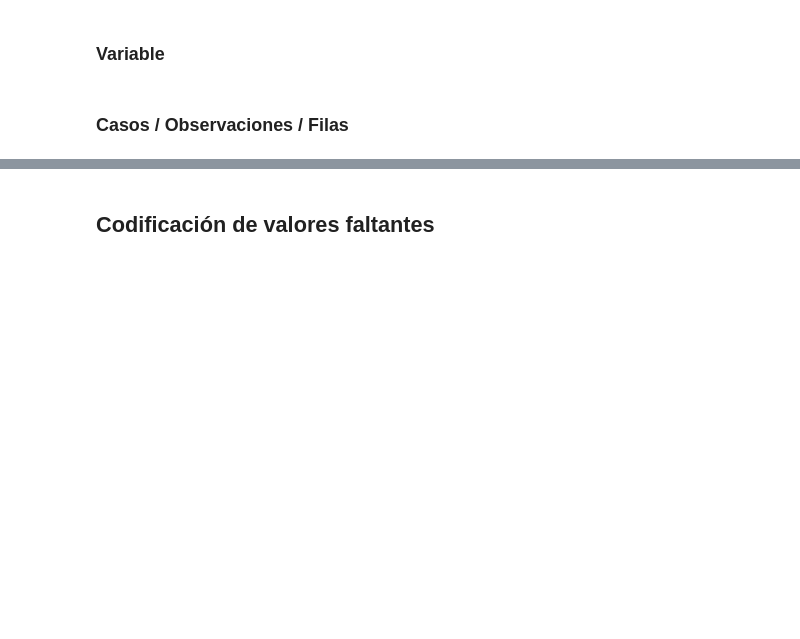
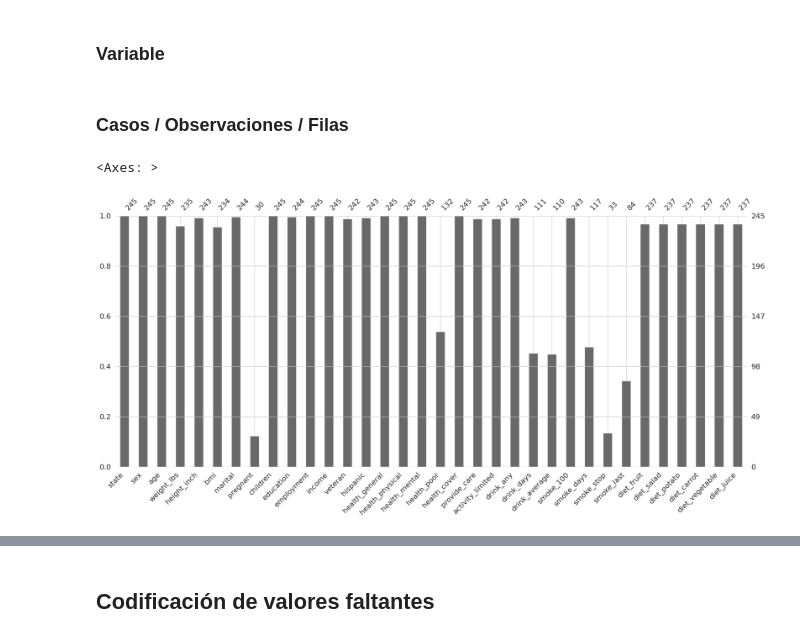
Before and after one commit to Alejolamilla/Missing-values-course, a Jupyter notebook: live-exploration-missing-values.ipynb, the cells around one changed output, grey strips where cells are left out. Saved outputs shown, nothing was run; the diff lists cells and outputs as text; code cells hidden in the pictures; blank space fills up the shorter version.

```diff
--- a/live-exploration-missing-values.ipynb
+++ b/live-exploration-missing-values.ipynb
@@ -326,3 +326,8 @@ NameError: name 'np' is not defined
 ### Variable
 # %% [markdown]
 ### Casos / Observaciones / Filas
+# %%
+missingno.bar(df = riskfactors_df)
+# %% [output]
+<Axes: >
+[figure, added]
```
Also changed, not shown: parts of 13 cells of this notebook.
